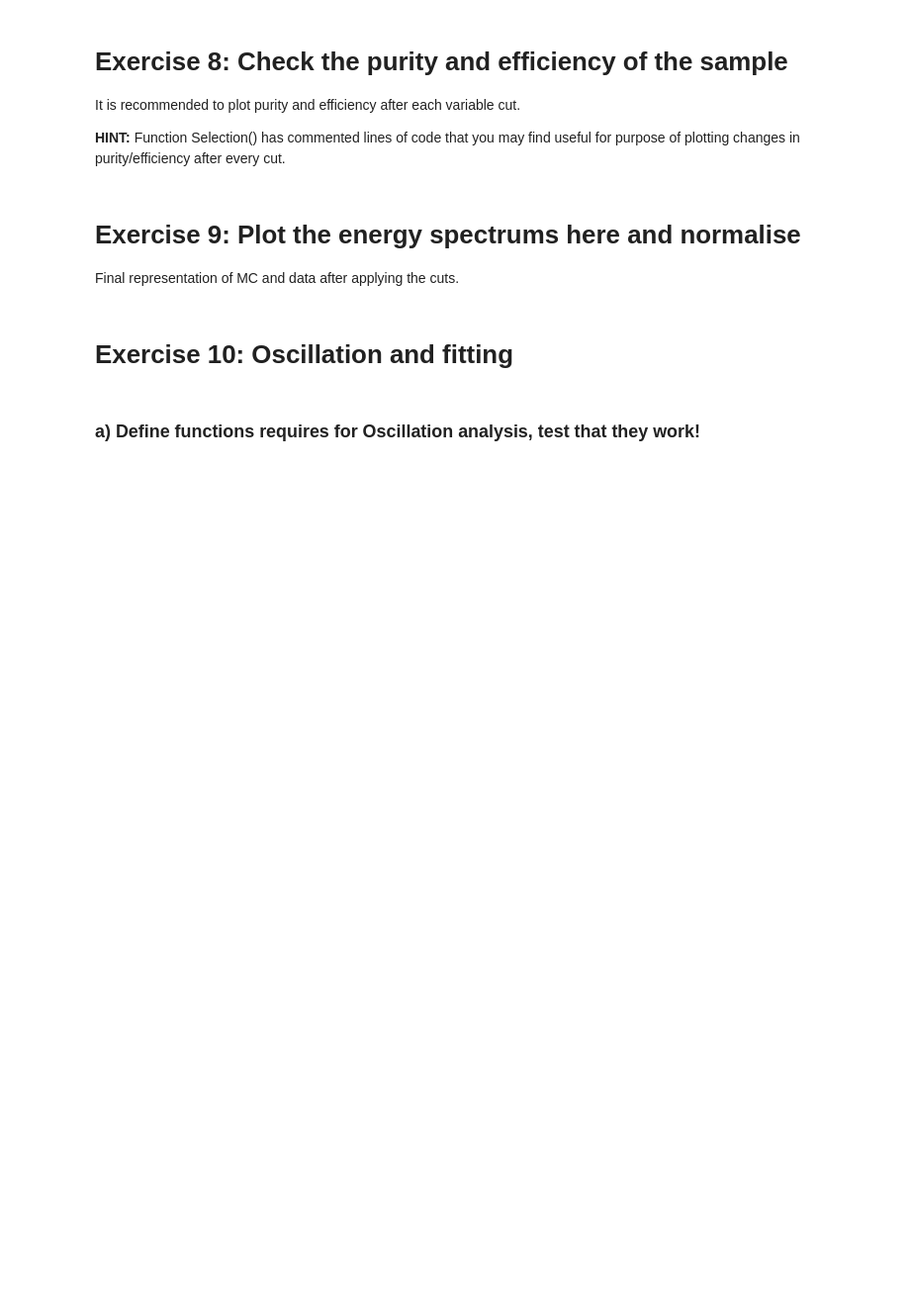
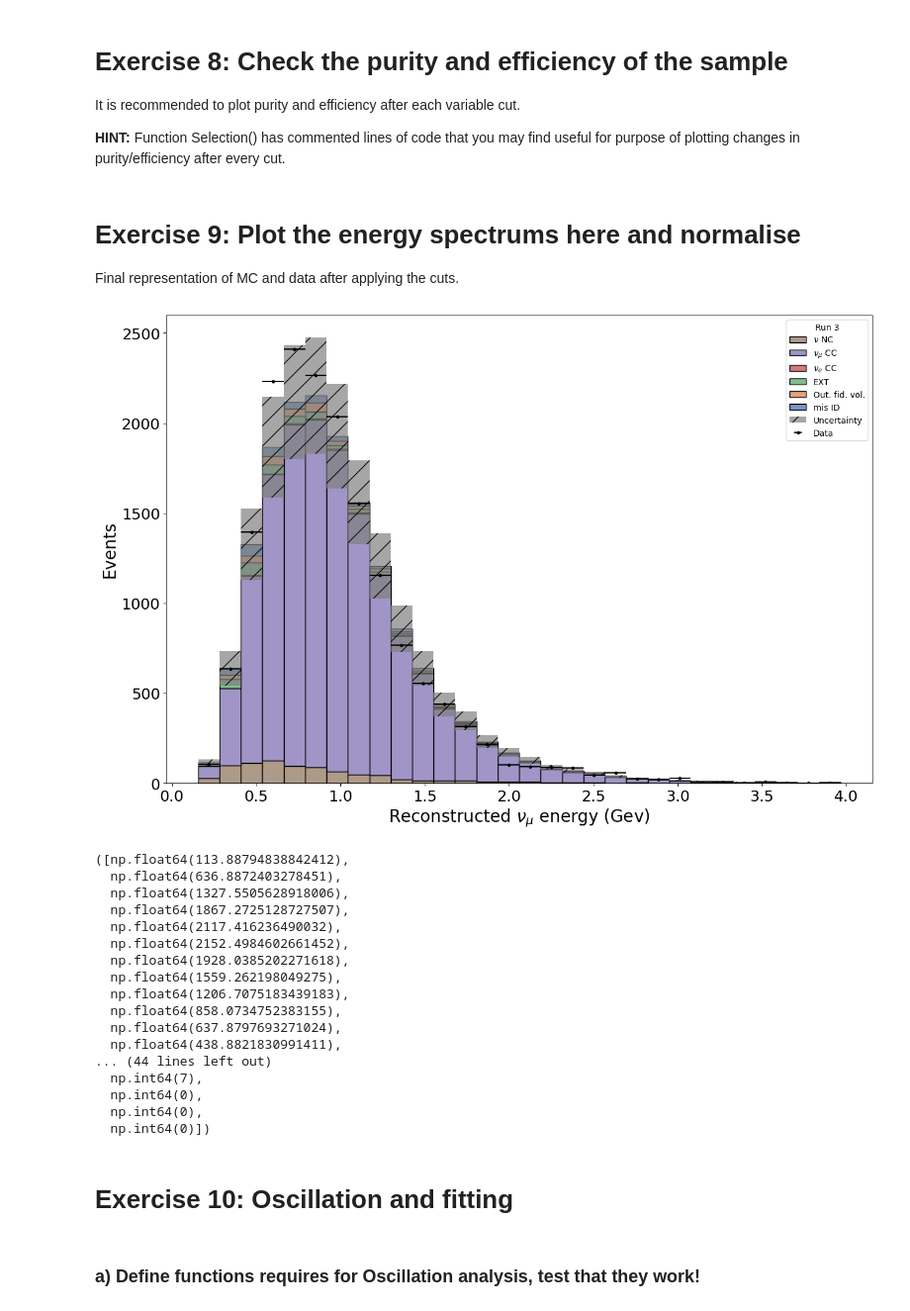
Before and after one commit to fredrikshaw/UOMLabs, a Jupyter notebook: MainAnalysis_template.ipynb, the cells around one changed output. Shown at 99% size. Drawn from its saved outputs; the diff is of its cells as text; code cells hidden in the pictures; blank space fills up the shorter version.

```diff
--- a/MainAnalysis_template.ipynb
+++ b/MainAnalysis_template.ipynb
@@ -406,6 +494,27 @@ It is recommended to plot purity and efficiency after each variable cut.
 # Exercise 9: Plot the energy spectrums here and normalise
 
 Final representation of MC and data after applying the cuts.
+# %%
+Neutrino_functions.histogram_plot(MC_frame = MC_EXT_CUT, variable='trk_energy_tot', bins=30, name=name, scaling=MC_EXT_CUT['weight'], xlims=[min(MC_EXT_CUT['trk_energy_tot']), max(MC_EXT_CUT['trk_energy_tot'])], plot_data=True, dataFrame=data_frame)
+# %% [output]
+[figure, added]
+([np.float64(113.88794838842412),
+  np.float64(636.8872403278451),
+  np.float64(1327.5505628918006),
+  np.float64(1867.2725128727507),
+  np.float64(2117.416236490032),
+  np.float64(2152.4984602661452),
+  np.float64(1928.0385202271618),
+  np.float64(1559.262198049275),
+  np.float64(1206.7075183439183),
+  np.float64(858.0734752383155),
+  np.float64(637.8797693271024),
+  np.float64(438.8821830991411),
+... (44 lines left out)
+  np.int64(7),
+  np.int64(0),
+  np.int64(0),
+  np.int64(0)])
 # %% [markdown]
 # Exercise 10: Oscillation and fitting
 # %% [markdown]
```
Also changed, not shown: parts of 20 cells of this notebook, 1 other file.
